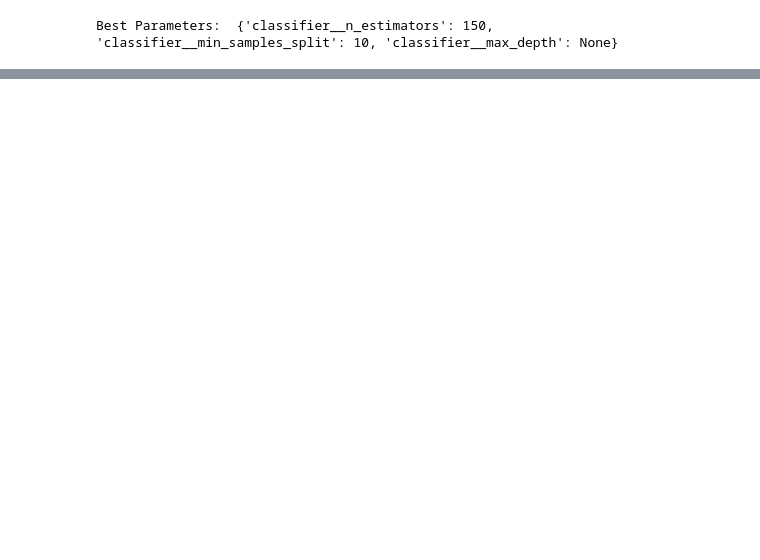
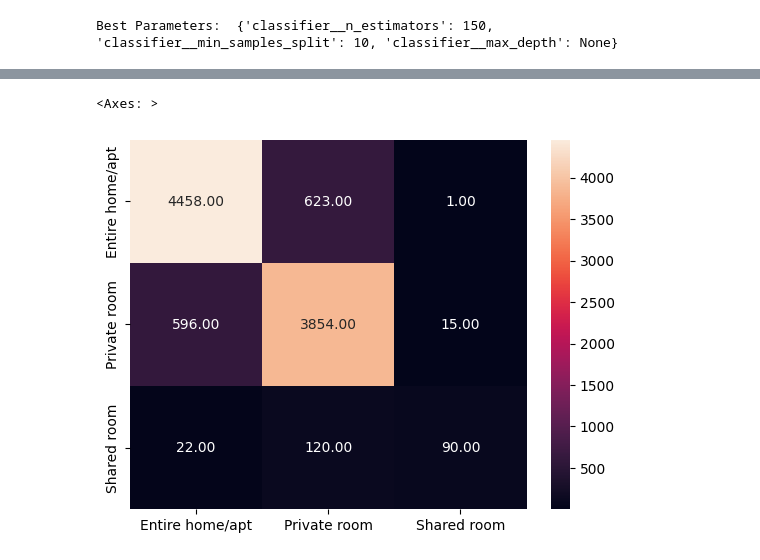
Before and after one commit to suprim-karki/ai-ml-portfolio, a Jupyter notebook: machine-learning/projects/nyc-airbnb-room-type-classification/nyc_airbnb.ipynb, the cells around one changed output, grey strips where cells are left out. Drawn from its saved outputs; the diff is of its cells as text; code cells hidden in the pictures; blank space fills up the shorter version.

```diff
--- a/machine-learning/projects/nyc-airbnb-room-type-classification/nyc_airbnb.ipynb
+++ b/machine-learning/projects/nyc-airbnb-room-type-classification/nyc_airbnb.ipynb
@@ -344,0 +349,2 @@ final_pipeline = search.best_estimator_
+# %%
+y_pred = final_pipeline.predict(X_test)
@@ -344,0 +371,5 @@ final_pipeline = search.best_estimator_
+# %%
+sns.heatmap(confusion_matrix(y_test, y_pred), annot=True, fmt=".2f",xticklabels=final_pipeline.classes_, yticklabels=final_pipeline.classes_)
+# %% [output]
+<Axes: >
+[figure, added]
```
Also changed, not shown: parts of 3 cells of this notebook.
